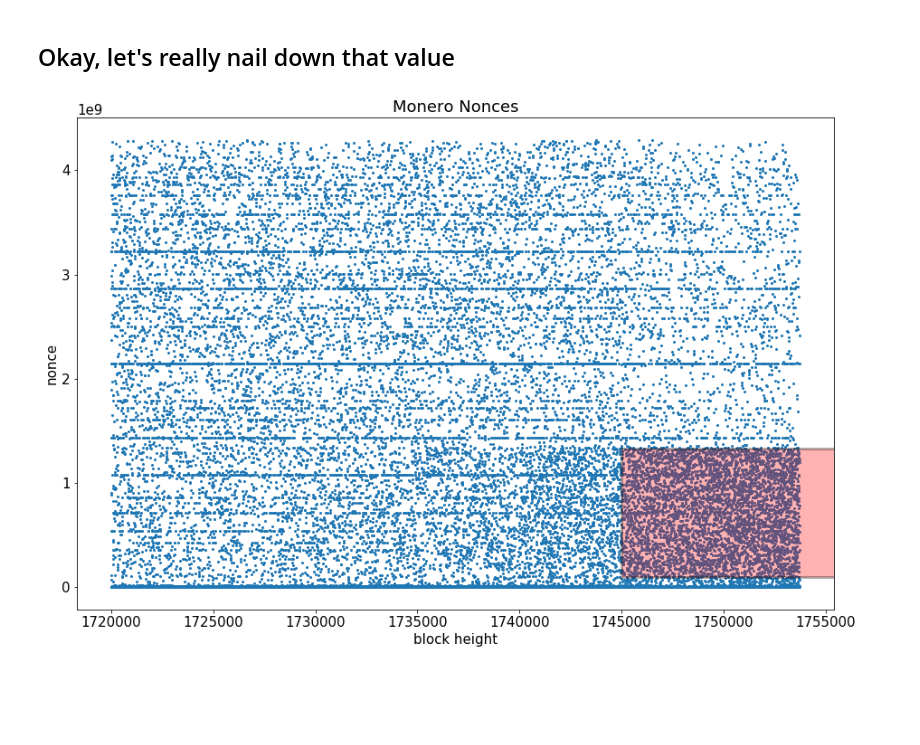
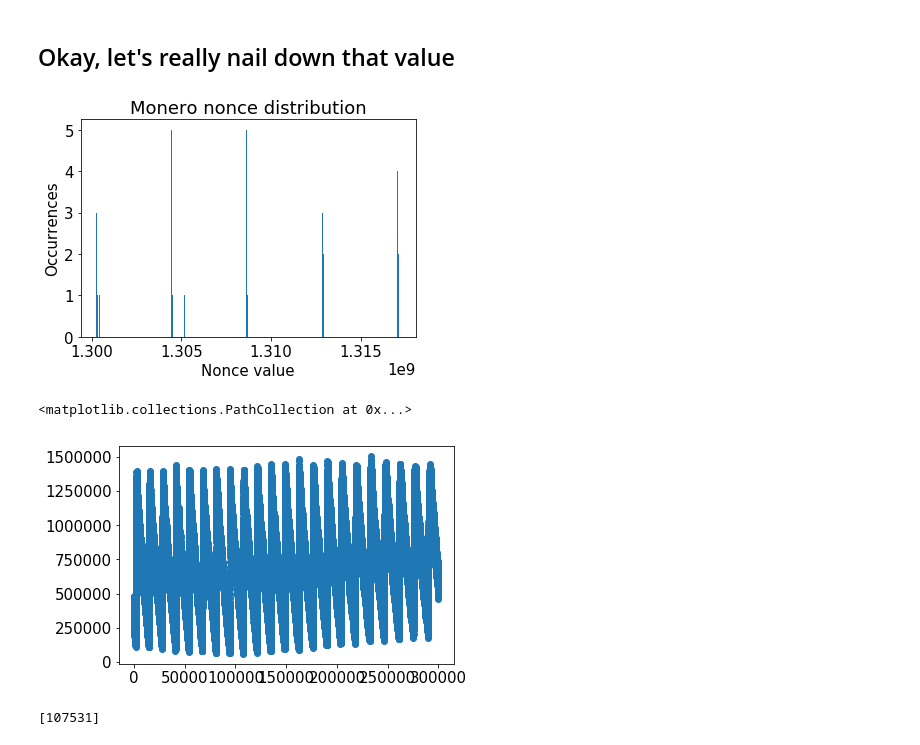
Before and after one commit to noncesense-research-lab/nonce_distribution, a Jupyter notebook: nonce_distribution.ipynb, the cells around one changed output. Saved outputs shown, nothing was run; the diff lists cells and outputs as text; code cells hidden in the pictures; blank space fills up the shorter version.

Commit message:
Tried to figure out spacing, but not entirely successful

```diff
--- a/nonce_distribution.ipynb
+++ b/nonce_distribution.ipynb
@@ -387,37 +387,12 @@ approx_spacing = 4190428
 window_mult = np.floor(min_nonce_val/approx_spacing)
 # %% [markdown]
 ## Okay, let's really nail down that value
-# %%
-fig, ax = plt.subplots(figsize=(15, 10))
-plt.scatter(x,y, s=4)
-plt.title('Monero Nonces')
-plt.xlabel('block height')
-plt.ylabel('nonce')
-# plt.axhline(y=1.35e9, c='black', linewidth=3)
-
-
-## Show the area that we will study for histogram
-import matplotlib.patches as patches
-import matplotlib.pyplot as plt
-import numpy as np
-import pandas as pd
-# on the run, I'll deal with imports later
-
-min_nonce_val = 1e8
-nonce_window = 1.23e9
-new_trend_h = 1745000
-
-# Add rectangle
-ax.add_patch(
-patches.Rectangle(
-(new_trend_h, min_nonce_val), # (x,y)
-max(df.id), # width
-nonce_window, # height
-# You can add rotation as well with 'angle'
-alpha=0.3, facecolor="red", edgecolor="black", linewidth=3, linestyle='solid'
-)
-)
-
-plt.show()
-# %% [output]
-[figure, removed]
+# %%
+recent_nonces = df.nonce[df.id>1745000]
+subset = [nonce for nonce in recent_nonces if nonce > min_nonce_val and nonce < min_nonce_val+nonce_window]
+plt.hist(subset, bins=1000);
+plt.title('Monero nonce distribution');
+plt.ylabel('Occurrences');
+plt.xlabel('Nonce value');
+# %% [output]
+[figure, added]
@@ -423,0 +415,10 @@ plt.show()
+# %%
+plt.scatter(range(len(std_dev_record)), std_dev_record)
+# %% [output]
+<matplotlib.collections.PathCollection at 0x...>
+[figure, added]
+# %%
+min_std = min(std_dev_record)
+[i for i, j in enumerate(std_dev_record) if j == min_std]
+# %% [output]
+[107531]
```
Also changed, not shown: parts of 2 cells of this notebook.
